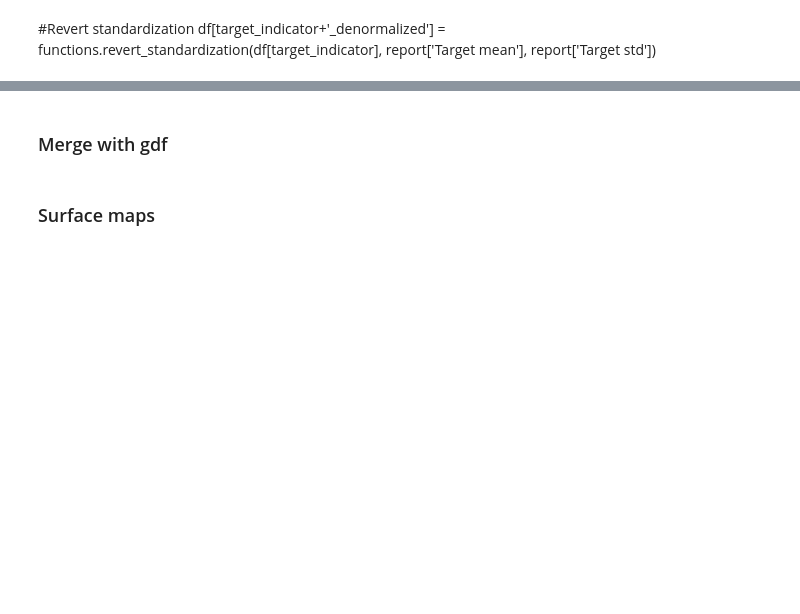
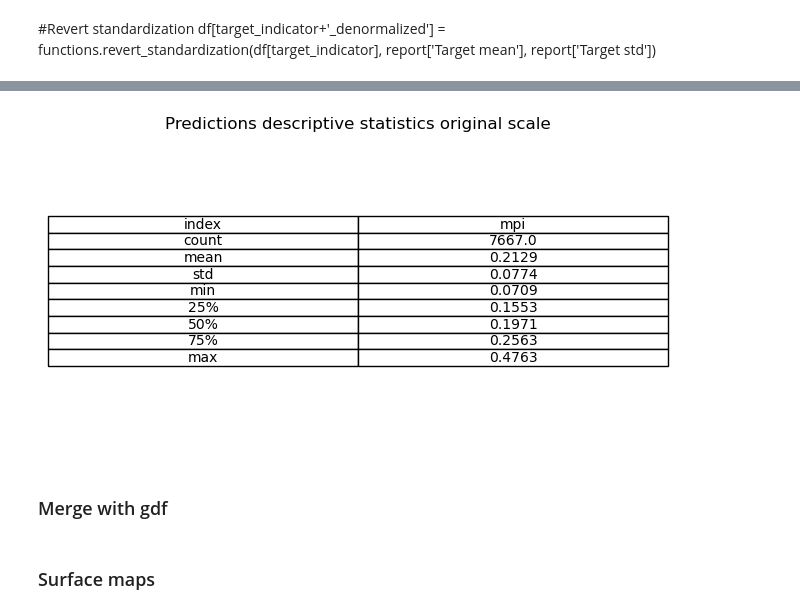
Before and after one commit to sig-gis/dises-khm-mpi, a Jupyter notebook: 5. Final Results.ipynb, the cells around one changed output, grey strips where cells are left out. Cells and saved outputs as stored; diff of their text form; code cells hidden in the pictures; blank space fills up the shorter version.

Commit message:
A few minor changes to predictions analysis

```diff
--- a/5. Final Results.ipynb
+++ b/5. Final Results.ipynb
@@ -77,3 +77,14 @@ functions.plot_distribution_with_statistics(pd.Series(df[target_indicator]), pic
+# %%
+t1 = df[target_indicator].describe()
+# %%
+t1 = pd.DataFrame(t1).reset_index()
+# %%
+# Plot the DataFrame
+table_path = os.path.join('temp_files/report/', '15. Predictions descriptive.pdf')
+title = 'Predictions descriptive statistics original scale'
+functions.df_to_pdf(t1.round(4), table_path, title=title,  show=True)
+# %% [output]
+[figure, added]
 # %% [markdown]
 ### Merge with gdf
 # %%
```
Also changed, not shown: parts of 7 cells of this notebook, 6 other files.
